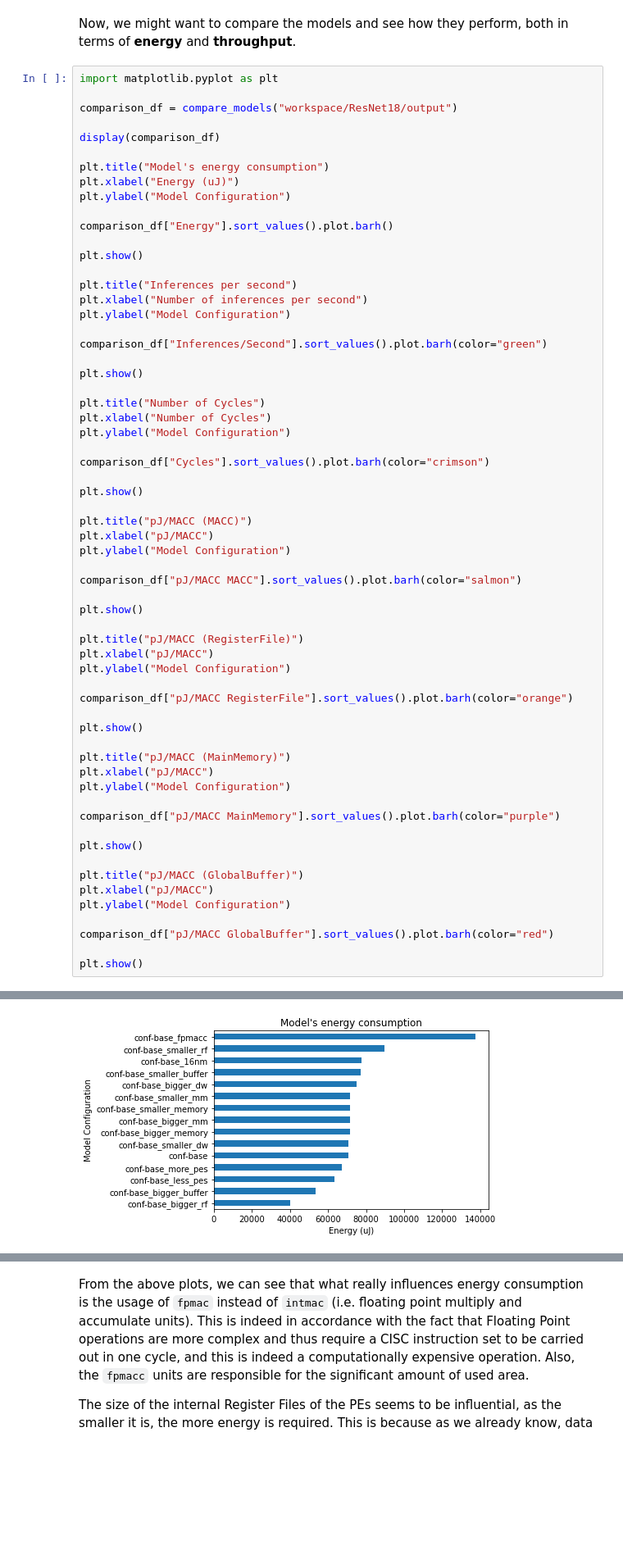
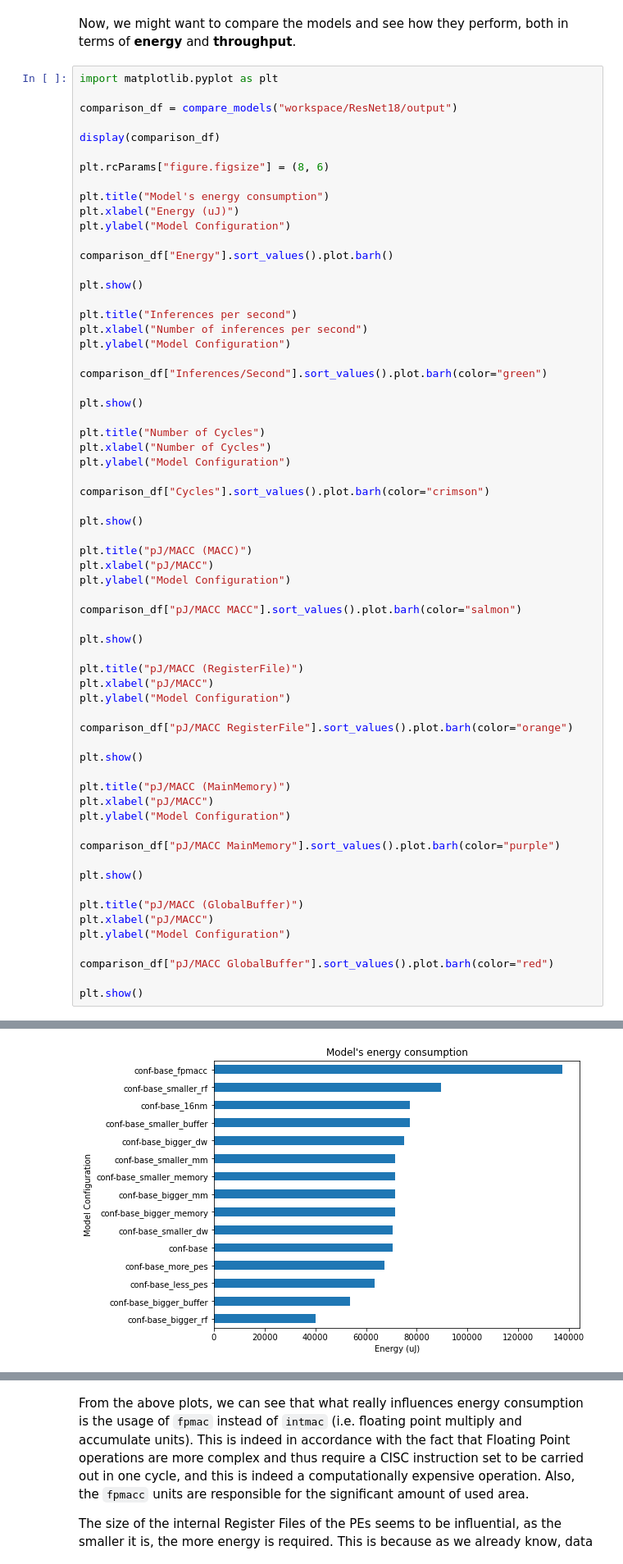
Before and after one commit to RiccardoMPesce/TimeloopAccelergyAnalysis, a Jupyter notebook: analysis_notebook.ipynb, the cells around one changed output, grey strips where cells are left out. Shown at 82% size. Cells and saved outputs as stored; diff of their text form; blank space fills up the shorter version.

```diff
--- a/analysis_notebook.ipynb
+++ b/analysis_notebook.ipynb
@@ -176,6 +176,8 @@ import matplotlib.pyplot as plt
 comparison_df = compare_models("workspace/ResNet18/output")
 
 display(comparison_df)
+
+plt.rcParams["figure.figsize"] = (8, 6)
 
 plt.title("Model's energy consumption")
 plt.xlabel("Energy (uJ)")
@@ -222,31 +224,31 @@ plt.xlabel("pJ/MACC")
 plt.ylabel("Model Configuration")
 
 comparison_df["pJ/MACC MainMemory"].sort_values().plot.barh(color="purple")
 
 plt.show()
 
 plt.title("pJ/MACC (GlobalBuffer)")
 plt.xlabel("pJ/MACC")
 plt.ylabel("Model Configuration")
 
 comparison_df["pJ/MACC GlobalBuffer"].sort_values().plot.barh(color="red")
 
 plt.show()
 # %% [output]
 |  | Area | Utilization | Cycles | Energy | MACCs | pJ/MACC MACC | pJ/MACC RegisterFile | ... |
 | conf-base | 0.01 | 1.00 | 129731584.00 | 70577.53 | 2075705344.00 | 11.76 | 7.50 | ... |
 | conf-base_16nm | 0.00 | 1.00 | 129731584.00 | 77417.69 | 2075705344.00 | 21.00 | 57.73 | ... |
 | conf-base_bigger_buffer | 0.01 | 1.00 | 129731584.00 | 53549.02 | 2075705344.00 | 11.76 | 4.66 | ... |
 | conf-base_bigger_dw | 0.02 | 1.00 | 129731584.00 | 74923.62 | 2075705344.00 | 46.20 | 7.50 | ... |
 | conf-base_bigger_memory | 0.01 | 1.00 | 129731584.00 | 71521.64 | 2075705344.00 | 11.76 | 7.50 | ... |
 | conf-base_bigger_mm | 0.01 | 1.00 | 129731584.00 | 71521.64 | 2075705344.00 | 11.76 | 7.50 | ... |
 | conf-base_bigger_rf | 0.01 | 1.00 | 129731584.00 | 40097.93 | 2075705344.00 | 11.76 | 18.68 | ... |
 | conf-base_fpmacc | 0.07 | 1.00 | 129731584.00 | 137460.56 | 2075705344.00 | 678.93 | 7.50 | ... |
 | conf-base_less_pes | 0.00 | 1.00 | 259463168.00 | 63435.17 | 2075705344.00 | 11.76 | 8.09 | ... |
 | conf-base_more_pes | 0.02 | 1.00 | 64865792.00 | 67273.21 | 2075705344.00 | 11.76 | 6.86 | ... |
 | conf-base_smaller_buffer | 0.01 | 1.00 | 129731584.00 | 77387.00 | 2075705344.00 | 11.76 | 7.42 | ... |
 | conf-base_smaller_dw | 0.00 | 1.00 | 129731584.00 | 70660.18 | 2075705344.00 | 3.15 | 7.50 | ... |
 | conf-base_smaller_memory | 0.01 | 1.00 | 129731584.00 | 71521.64 | 2075705344.00 | 11.76 | 7.50 | ... |
 | conf-base_smaller_mm | 0.01 | 1.00 | 129731584.00 | 71521.64 | 2075705344.00 | 11.76 | 7.50 | ... |
 | conf-base_smaller_rf | 0.01 | 1.00 | 129731584.00 | 89598.15 | 2075705344.00 | 11.76 | 2.66 | ... |
-[figure, old version]
+[figure, new version]
```
Also changed, not shown: parts of 2 cells of this notebook, 3 other files.
